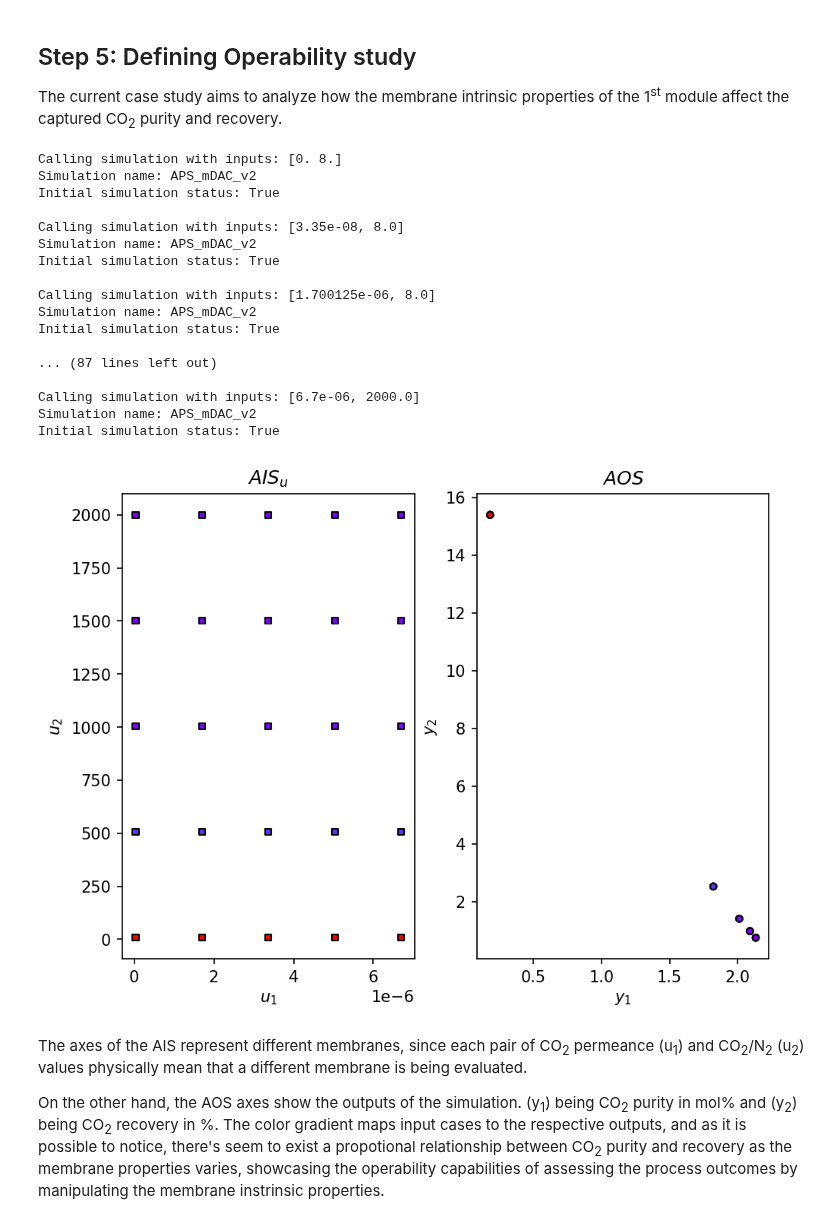
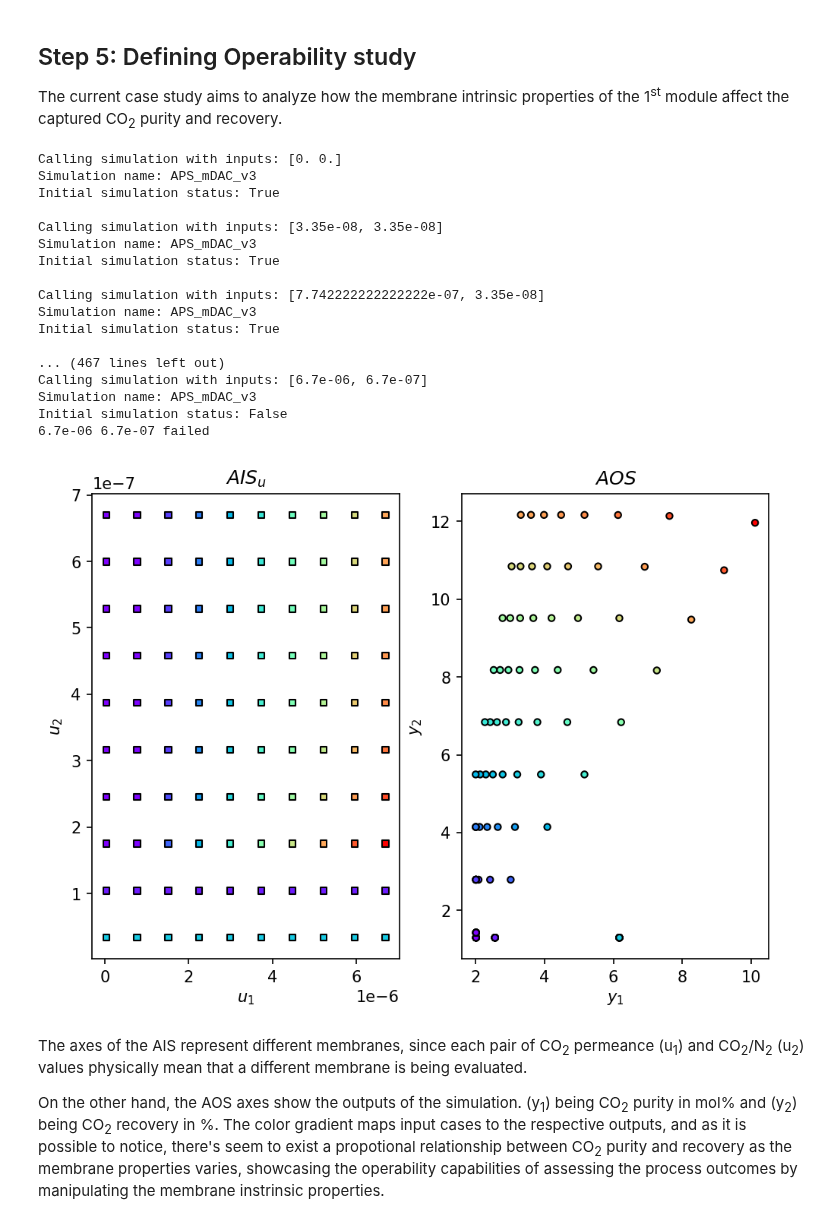
Before and after one commit to CODES-group/opyrability, a Jupyter notebook: docs/examples_gallery/APSandOpyrability.ipynb, the cells around one changed output. Drawn from its saved outputs; the diff is of its cells as text; code cells hidden in the pictures.

```diff
--- a/docs/examples_gallery/APSandOpyrability.ipynb
+++ b/docs/examples_gallery/APSandOpyrability.ipynb
@@ -52,9 +53,9 @@ SimCentral.Client.Auto loaded from: PATH
 # %% [markdown]
 <h2>Step 2: Calling the simulation file you want to work with:</h2>
 # %%
-simFile = "APS_mDAC"
-simName = "APS_mDAC" #WARNING: Sometimes APS might rename your simulation as its opened so always make sure the name of the simulation you are working with aligns with the current opened simulation
-nameSnap = "steady" #Note: This is only required in case the user wants to set the simulation to a specific snapshot
+simFile = "APS_mDAC_v4"
+simName = "APS_mDAC_v4" #WARNING: Sometimes APS might rename your simulation as its opened so always make sure the name of the simulation you are working with aligns with the current opened simulation
+nameSnap = "steady2" #Note: This is only required in case the user wants to set the simulation to a specific snapshot
 # %% [markdown]
 <h2>Step 3: Function for double checking if simulation exist:</h2>
 # %%
@@ -88,12 +99,11 @@ def M(u):
 
     #Parameters required for SetVariable method vm.SetVariableValue(<string> simulation name, <object> variable, <object> value, <object> unit, <object> apiOptions)(more on methods and interfaces is available in the AVEVA Scripting Interface documentation)
     vm.SetVariableValue(simName, "MDAC1.QCO2", u[0], "", ).Result
-    vm.SetVariableValue(simName, "MDAC1.Selectivity", u[1], "", ).Result
+    vm.SetVariableValue(simName, "MDAC2.QCO2", u[1], "", ).Result
 
     # --------- Checking solution status -----------------------------
 
     print(f"\nCalling simulation with inputs: {u}")
-    print(f"Simulation name: {simName}")
     try:
         status = sm.GetSimulationStatus(simName).Result #Retrieving solution status of the simulation. Argument [2] holds the boolean value that informs if the solver was capable to solve (True) or not (False) the simulation.
         print(f"Initial simulation status: {str(status[2])}")
@@ -141,14 +151,14 @@ def M(u):
                 #First membrane module study
 
                 vm.SetVariableValue(simName, "MDAC1.QCO2", u[0], "", ).Result
-                vm.SetVariableValue(simName, "MDAC1.Selectivity", u[1], "", ).Result
+                vm.SetVariableValue(simName, "MDAC2.QCO2", u[1], "", ).Result
 
 
                 # ------------------ PRODUCTIVITY VARIABLES -----------------------------------------
 
                 Feed_flow = vm.GetVariableValue(simName, "Air_feed.F", "kmol/h").Result
                 Permeate = vm.GetVariableValue(simName, "Product.F", "kmol/h", ).Result
-                Purity =  vm.GetVariableValue(simName, "Prodcut.z[CO2]", "mol frac", ).Result
+                Purity =  vm.GetVariableValue(simName, "Product.z[CO2]", "mol frac", ).Result
 
 
                 # ---------------- AOS VARIABLES --------------------------------------------------
@@ -169,32 +179,32 @@ The current case study aims to analyze how the membrane intrinsic properties of
 # %%
 #---------------------- OPERABILIY STUDY --------------------------------------------------
 
-AIS_bounds =  np.array([[3.35e-8, 6.7e-06],[8, 2000]]) #AIS bounds definition for the 2 inputs x 2 outputs case study
+AIS_bounds =  np.array([[3.35e-8, 6.7e-06],[3.35e-8, 6.7e-07]]) #AIS bounds definition for the 2 inputs x 2 outputs case study
 #AIS_bounds =  np.array([[2220, 4123],[630, 1170]]) #AIS bounds definition for the 2 inputs x 2 outputs case study
 
 
-AIS_resolution =  [5,5] #AIS discretization definition for the 2 inputs x 2 outputs case study
+AIS_resolution =  [10,10] #AIS discretization definition for the 2 inputs x 2 outputs case study
 
-AIS, AOS = AIS2AOS_map(M2, AIS_bounds, AIS_resolution) #Forwad mapping call for the 2 inputs x 2 outputs case study
+AIS, AOS = AIS2AOS_map(M, AIS_bounds, AIS_resolution) #Forwad mapping call for the 2 inputs x 2 outputs case study
 # %% [output]
-Calling simulation with inputs: [0. 8.]
-Simulation name: APS_mDAC_v2
+Calling simulation with inputs: [0. 0.]
+Simulation name: APS_mDAC_v3
 Initial simulation status: True
 
-Calling simulation with inputs: [3.35e-08, 8.0]
-Simulation name: APS_mDAC_v2
+Calling simulation with inputs: [3.35e-08, 3.35e-08]
+Simulation name: APS_mDAC_v3
 Initial simulation status: True
 
-Calling simulation with inputs: [1.700125e-06, 8.0]
-Simulation name: APS_mDAC_v2
+Calling simulation with inputs: [7.742222222222222e-07, 3.35e-08]
+Simulation name: APS_mDAC_v3
 Initial simulation status: True
 
-... (87 lines left out)
-
-Calling simulation with inputs: [6.7e-06, 2000.0]
-Simulation name: APS_mDAC_v2
-Initial simulation status: True
+... (467 lines left out)
+Calling simulation with inputs: [6.7e-06, 6.7e-07]
+Simulation name: APS_mDAC_v3
+Initial simulation status: False
+6.7e-06 6.7e-07 failed
-[figure, old version]
+[figure, new version]
 # %% [markdown]
 The axes of the AIS represent different membranes, since each pair of CO<sub>2</sub> permeance (u<sub>1</sub>) and CO<sub>2</sub>/N<sub>2</sub> (u<sub>2</sub>) values physically mean that a different membrane is being evaluated.
 
```
Also changed, not shown: parts of 6 cells of this notebook, 2 other files.
